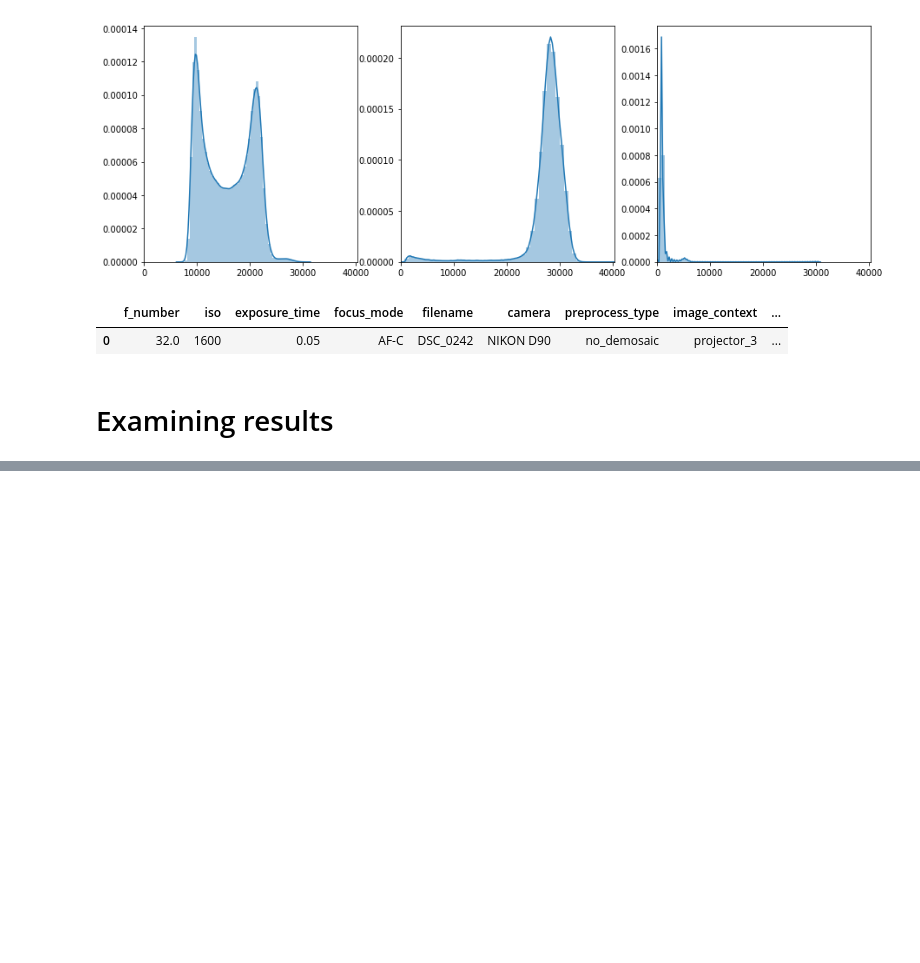
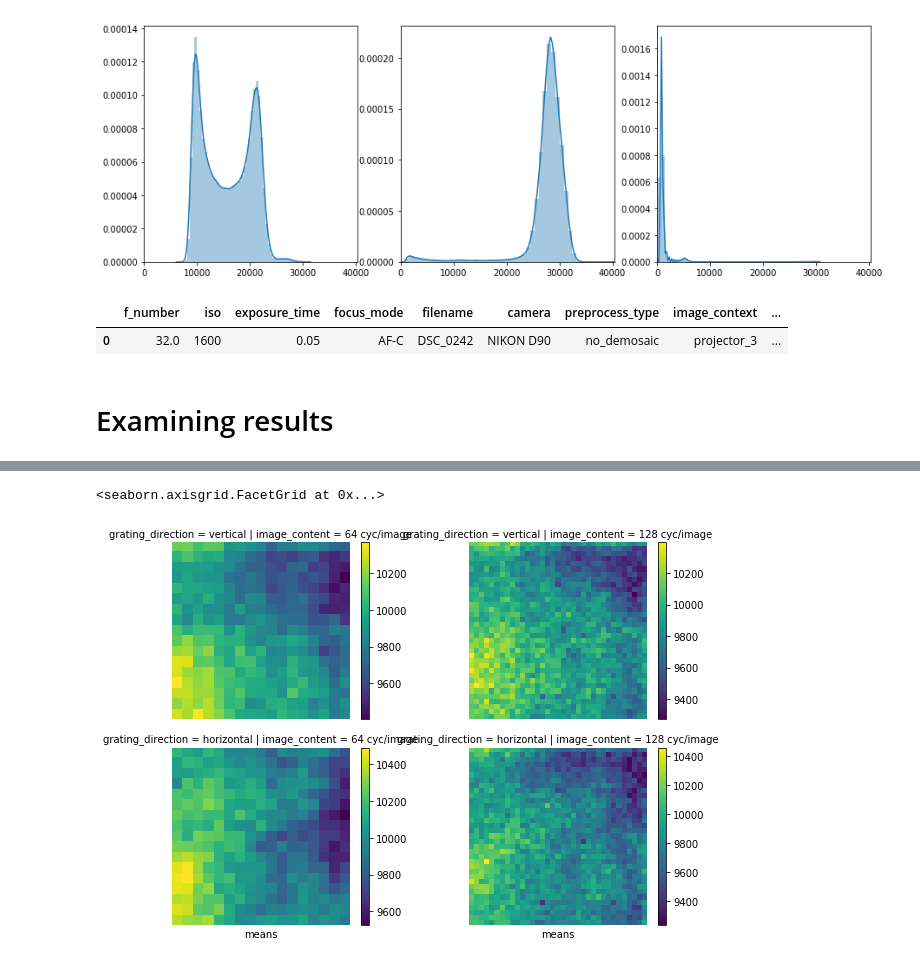
Before and after one commit to WinawerLab/spatial-calibration, a Jupyter notebook: first-pass.ipynb, the cells around one changed output, grey strips where cells are left out. Cells and saved outputs as stored; diff of their text form; code cells hidden in the pictures; blank space fills up the shorter version.

```diff
--- a/first-pass.ipynb
+++ b/first-pass.ipynb
@@ -127,0 +116,6 @@ for i, (d, t) in enumerate(zip([means, stddevs], ['means', 'stddevs'])):
+# %%
+g = sns.FacetGrid(tmp[tmp.image_context=='projector_zoomed_in'], 'grating_direction', 'image_content', sharex=False, sharey=False, aspect=1.4, margin_titles=False)
+g.map(dfa.ArrayData_imshow, 'means', cmap=None, colorbar=True)
+# %% [output]
+<seaborn.axisgrid.FacetGrid at 0x...>
+[figure, added]
```
Also changed, not shown: parts of 12 cells of this notebook.
